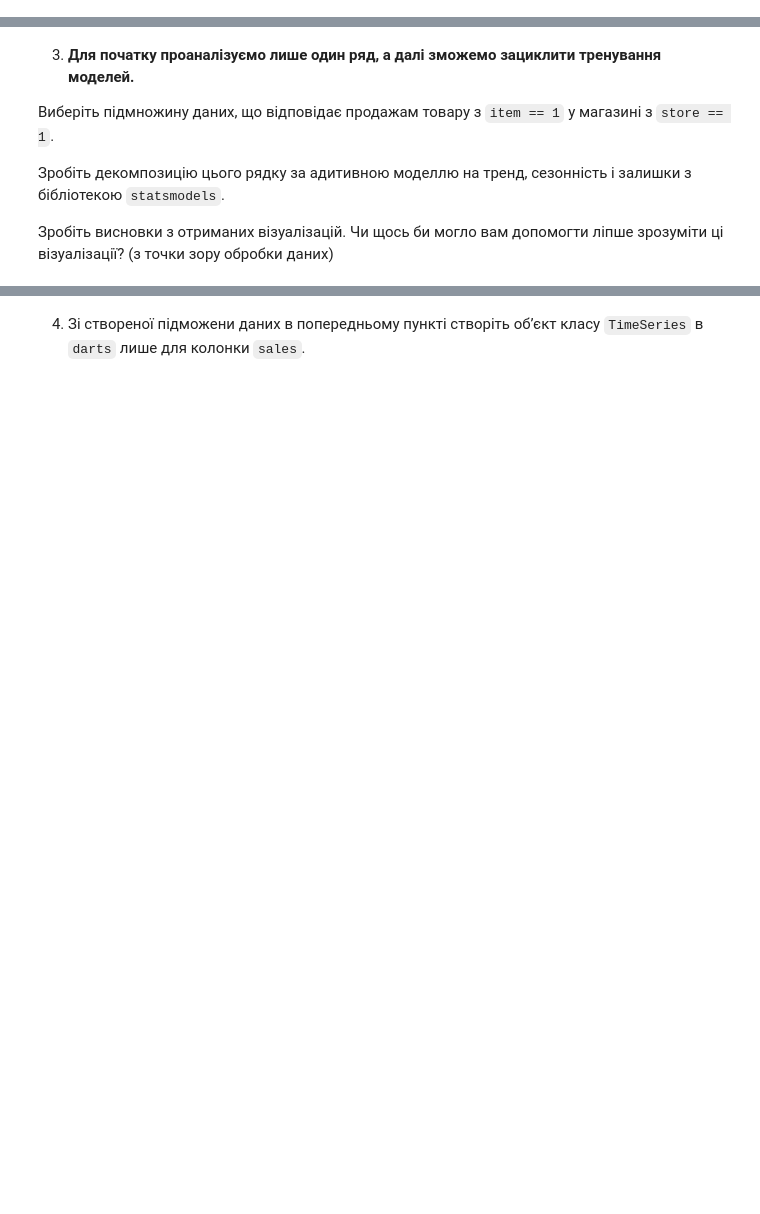
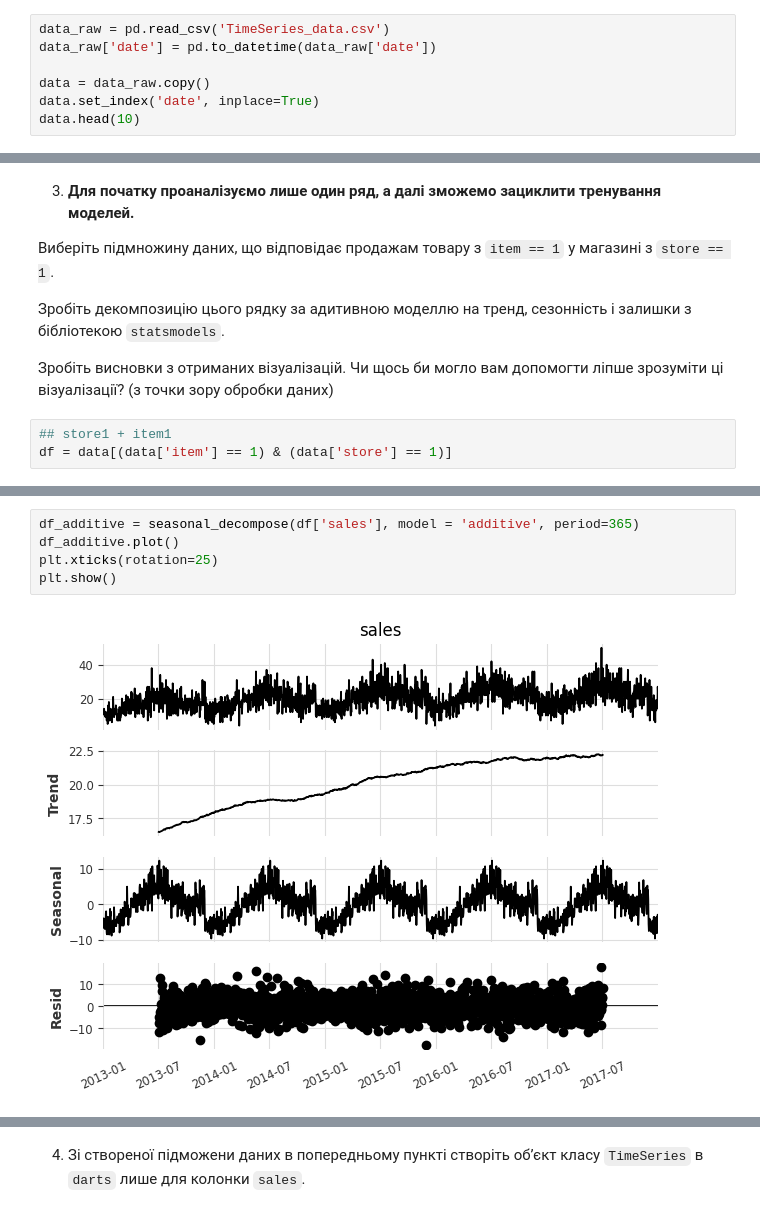
Before and after one commit to nikishkaaa/ML-Course, a Jupyter notebook: HW_2_5_Time_Series_Analysis.ipynb, the cells around one changed output, grey strips where cells are left out. Drawn from its saved outputs; the diff is of its cells as text; blank space fills up the shorter version.

```diff
--- a/HW_2_5_Time_Series_Analysis.ipynb
+++ b/HW_2_5_Time_Series_Analysis.ipynb
@@ -22,0 +43,7 @@ import numpy as np
+# %%
+data_raw = pd.read_csv('TimeSeries_data.csv')
+data_raw['date'] = pd.to_datetime(data_raw['date'])
+
+data = data_raw.copy()
+data.set_index('date', inplace=True)
+data.head(10)
@@ -34,3 +117,6 @@ import numpy as np
   Зробіть декомпозицію цього рядку за адитивною моделлю на тренд, сезонність і залишки з бібліотекою `statsmodels`.
 
   Зробіть висновки з отриманих візуалізацій. Чи щось би могло вам допомогти ліпше зрозуміти ці візуалізації? (з точки зору обробки даних)
+# %%
+## store1 + item1
+df = data[(data['item'] == 1) & (data['store'] == 1)]
@@ -36,0 +130,7 @@ import numpy as np
+# %%
+df_additive = seasonal_decompose(df['sales'], model = 'additive', period=365)
+df_additive.plot()
+plt.xticks(rotation=25)
+plt.show()
+# %% [output]
+[figure, added]
```
Also changed, not shown: parts of 35 cells of this notebook.
